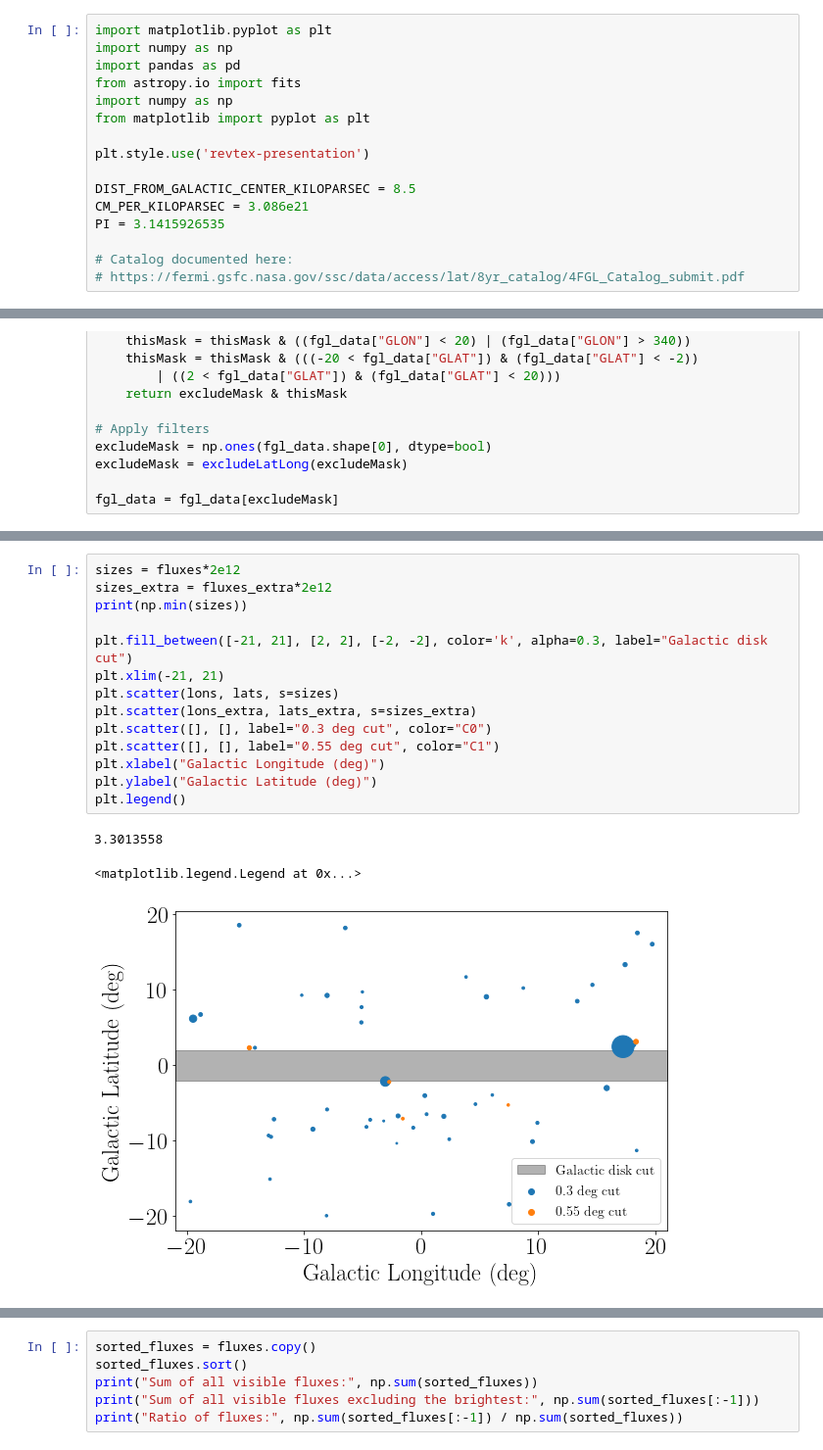
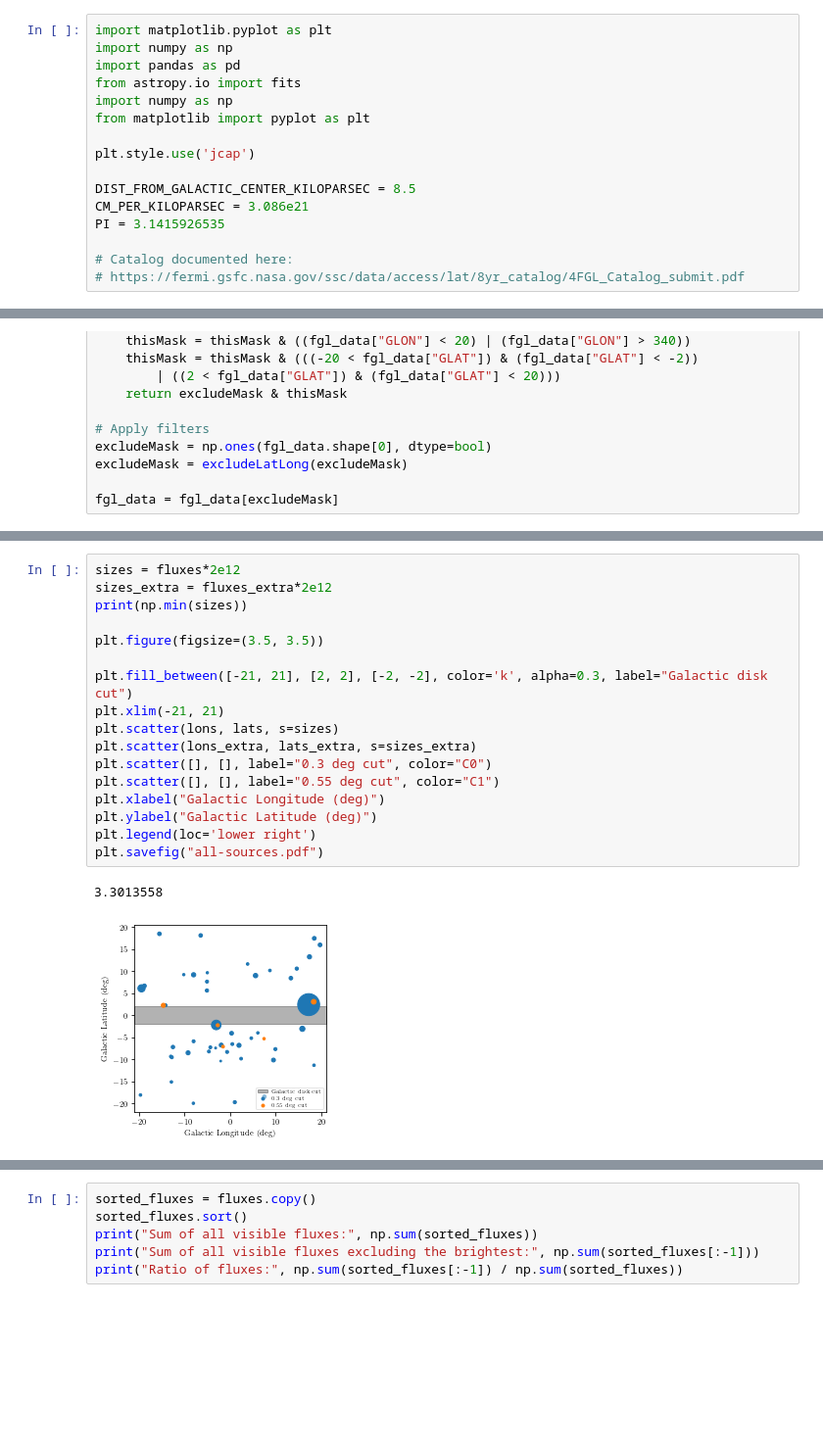
Before and after one commit to JackDinsmore/jtd-gce-urop, a Jupyter notebook: flux-histograms/histograms.ipynb, the cells around one changed output, grey strips where cells are left out. Shown at 98% size. Saved outputs shown, nothing was run; the diff lists cells and outputs as text; blank space fills up the shorter version.

Commit message:
Improve plots and work on Ploeg smoothing

```diff
--- a/flux-histograms/histograms.ipynb
+++ b/flux-histograms/histograms.ipynb
@@ -8,7 +8,7 @@ from astropy.io import fits
 import numpy as np
 from matplotlib import pyplot as plt
 
-plt.style.use('revtex-presentation')
+plt.style.use('jcap')
 
 DIST_FROM_GALACTIC_CENTER_KILOPARSEC = 8.5
 CM_PER_KILOPARSEC = 3.086e21
@@ -221,21 +221,23 @@ Removed due to distance
 # %%
 sizes = fluxes*2e12
 sizes_extra = fluxes_extra*2e12
 print(np.min(sizes))
+
+plt.figure(figsize=(3.5, 3.5))
 
 plt.fill_between([-21, 21], [2, 2], [-2, -2], color='k', alpha=0.3, label="Galactic disk cut")
 plt.xlim(-21, 21)
 plt.scatter(lons, lats, s=sizes)
 plt.scatter(lons_extra, lats_extra, s=sizes_extra)
 plt.scatter([], [], label="0.3 deg cut", color="C0")
 plt.scatter([], [], label="0.55 deg cut", color="C1")
 plt.xlabel("Galactic Longitude (deg)")
 plt.ylabel("Galactic Latitude (deg)")
-plt.legend()
+plt.legend(loc='lower right')
+plt.savefig("all-sources.pdf")
 # %% [output]
 3.3013558
-<matplotlib.legend.Legend at 0x...>
-[figure, old version]
+[figure, new version]
 # %%
 fluxData = fgl_data["Energy_Flux100"]
 print(np.min(fluxData), np.max(fluxData))
```
Also changed, not shown: parts of 3 cells of this notebook, 55 other files.
